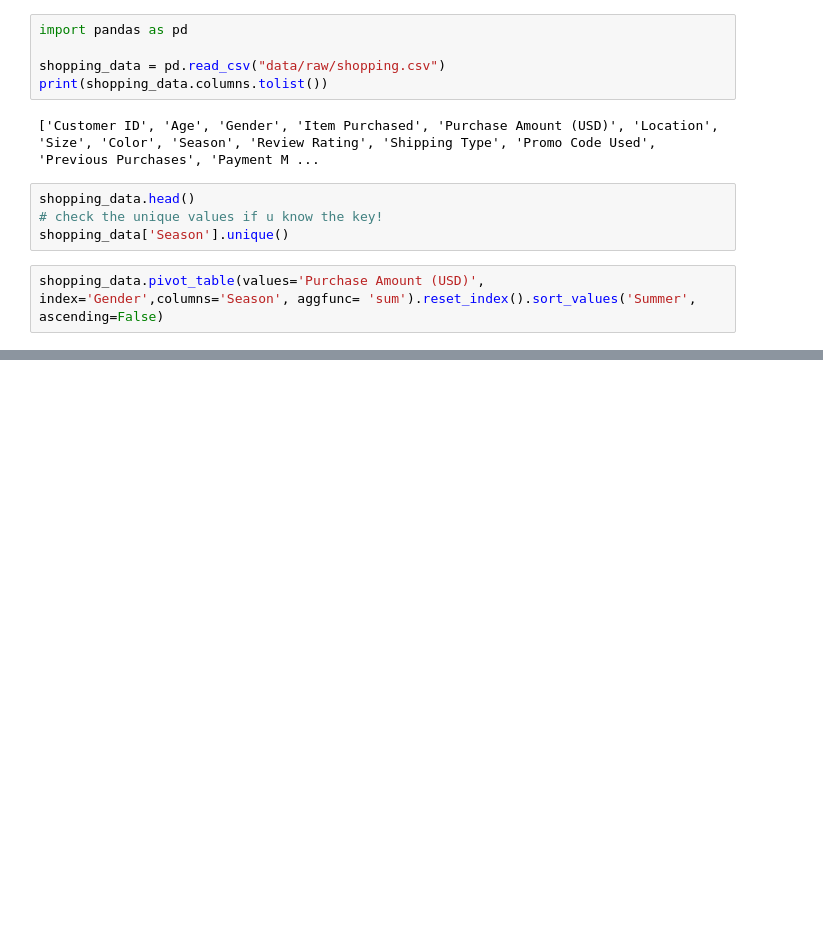
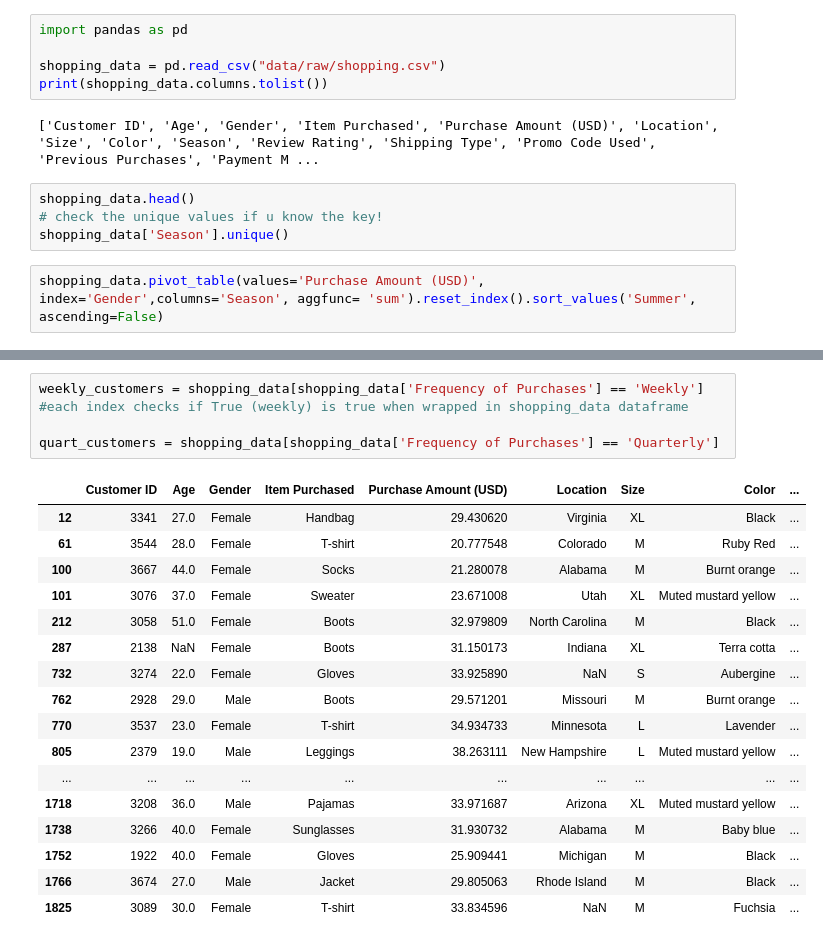
Before and after one commit to tiffanynwilliams/tkh_tlabs, a Jupyter notebook: TLAB_4/shopping-behavior/exploration.ipynb, the cells around one changed output, grey strips where cells are left out. Drawn from its saved outputs; the diff is of its cells as text; blank space fills up the shorter version.

Commit message:
going through boolean filtering for Q6 regarding frequency (nuanced) and promo code usage

```diff
--- a/TLAB_4/shopping-behavior/exploration.ipynb
+++ b/TLAB_4/shopping-behavior/exploration.ipynb
@@ -69,0 +169,22 @@ print(
+# %%
+weekly_customers = shopping_data[shopping_data['Frequency of Purchases'] == 'Weekly'] #each index checks if True (weekly) is true when wrapped in shopping_data dataframe
+
+quart_customers = shopping_data[shopping_data['Frequency of Purchases'] == 'Quarterly']
+# %% [output]
+|  | Customer ID | Age | Gender | Item Purchased | Purchase Amount (USD) | Location | Size | Color | ... |
+| 12 | 3341 | 27.0 | Female | Handbag | 29.430620 | Virginia | XL | Black | ... |
+| 61 | 3544 | 28.0 | Female | T-shirt | 20.777548 | Colorado | M | Ruby Red | ... |
+| 100 | 3667 | 44.0 | Female | Socks | 21.280078 | Alabama | M | Burnt orange | ... |
+| 101 | 3076 | 37.0 | Female | Sweater | 23.671008 | Utah | XL | Muted mustard yellow | ... |
+| 212 | 3058 | 51.0 | Female | Boots | 32.979809 | North Carolina | M | Black | ... |
+| 287 | 2138 | NaN | Female | Boots | 31.150173 | Indiana | XL | Terra cotta | ... |
+| 732 | 3274 | 22.0 | Female | Gloves | 33.925890 | NaN | S | Aubergine | ... |
+| 762 | 2928 | 29.0 | Male | Boots | 29.571201 | Missouri | M | Burnt orange | ... |
+| 770 | 3537 | 23.0 | Female | T-shirt | 34.934733 | Minnesota | L | Lavender | ... |
+| 805 | 2379 | 19.0 | Male | Leggings | 38.263111 | New Hampshire | L | Muted mustard yellow | ... |
+| ... | ... | ... | ... | ... | ... | ... | ... | ... | ... |
+| 1718 | 3208 | 36.0 | Male | Pajamas | 33.971687 | Arizona | XL | Muted mustard yellow | ... |
+| 1738 | 3266 | 40.0 | Female | Sunglasses | 31.930732 | Alabama | M | Baby blue | ... |
+| 1752 | 1922 | 40.0 | Female | Gloves | 25.909441 | Michigan | M | Black | ... |
+| 1766 | 3674 | 27.0 | Male | Jacket | 29.805063 | Rhode Island | M | Black | ... |
+| 1825 | 3089 | 30.0 | Female | T-shirt | 33.834596 | NaN | M | Fuchsia | ... |
```
Also changed, not shown: parts of 8 cells of this notebook, 17 other files.
